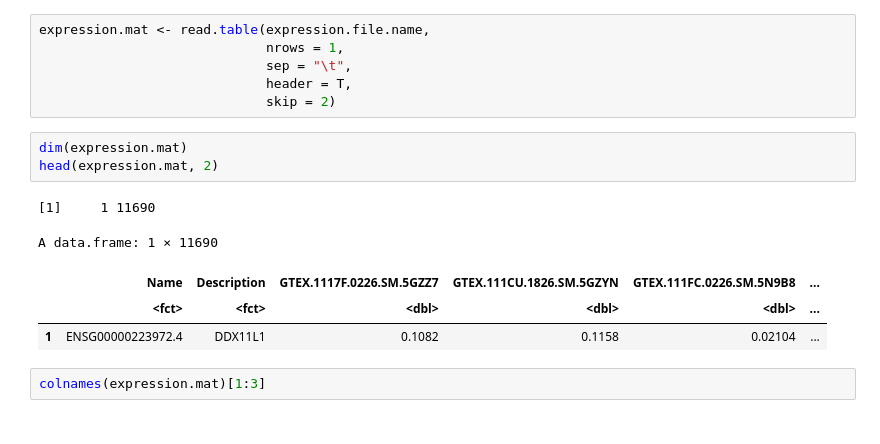
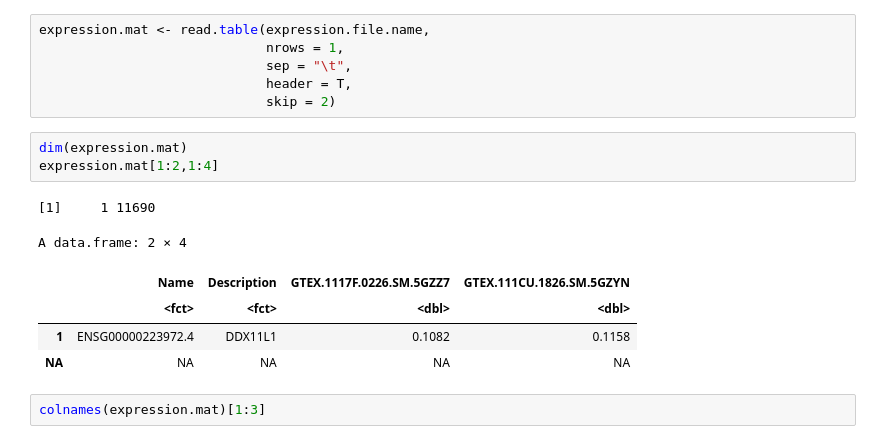
Before and after one commit to cgpu/sbas-nf, a Jupyter notebook: papermill-notebooks/bayesian-modelling_test_few_iters.ipynb, the cells around one changed output. Saved outputs shown, nothing was run; the diff lists cells and outputs as text.

```diff
--- a/papermill-notebooks/bayesian-modelling_test_few_iters.ipynb
+++ b/papermill-notebooks/bayesian-modelling_test_few_iters.ipynb
@@ -481,13 +516,14 @@ expression.mat <- read.table(expression.file.name,
                              skip = 2)
 # %%
 dim(expression.mat)
-head(expression.mat, 2)
+expression.mat[1:2,1:4]
 # %% [output]
 [1]     1 11690
-A data.frame: 1 × 11690
+A data.frame: 2 × 4
-|  | Name | Description | GTEX.1117F.0226.SM.5GZZ7 | GTEX.111CU.1826.SM.5GZYN | GTEX.111FC.0226.SM.5N9B8 | ... |
-|  | <fct> | <fct> | <dbl> | <dbl> | <dbl> | ... |
-| 1 | ENSG00000223972.4 | DDX11L1 | 0.1082 | 0.1158 | 0.02104 | ... |
+|  | Name | Description | GTEX.1117F.0226.SM.5GZZ7 | GTEX.111CU.1826.SM.5GZYN |
+|  | <fct> | <fct> | <dbl> | <dbl> |
+| 1 | ENSG00000223972.4 | DDX11L1 | 0.1082 | 0.1158 |
+| NA | NA | NA | NA | NA |
 # %%
 colnames(expression.mat)[1:3]
 # %% [output]
```
Also changed, not shown: parts of 19 cells of this notebook.
